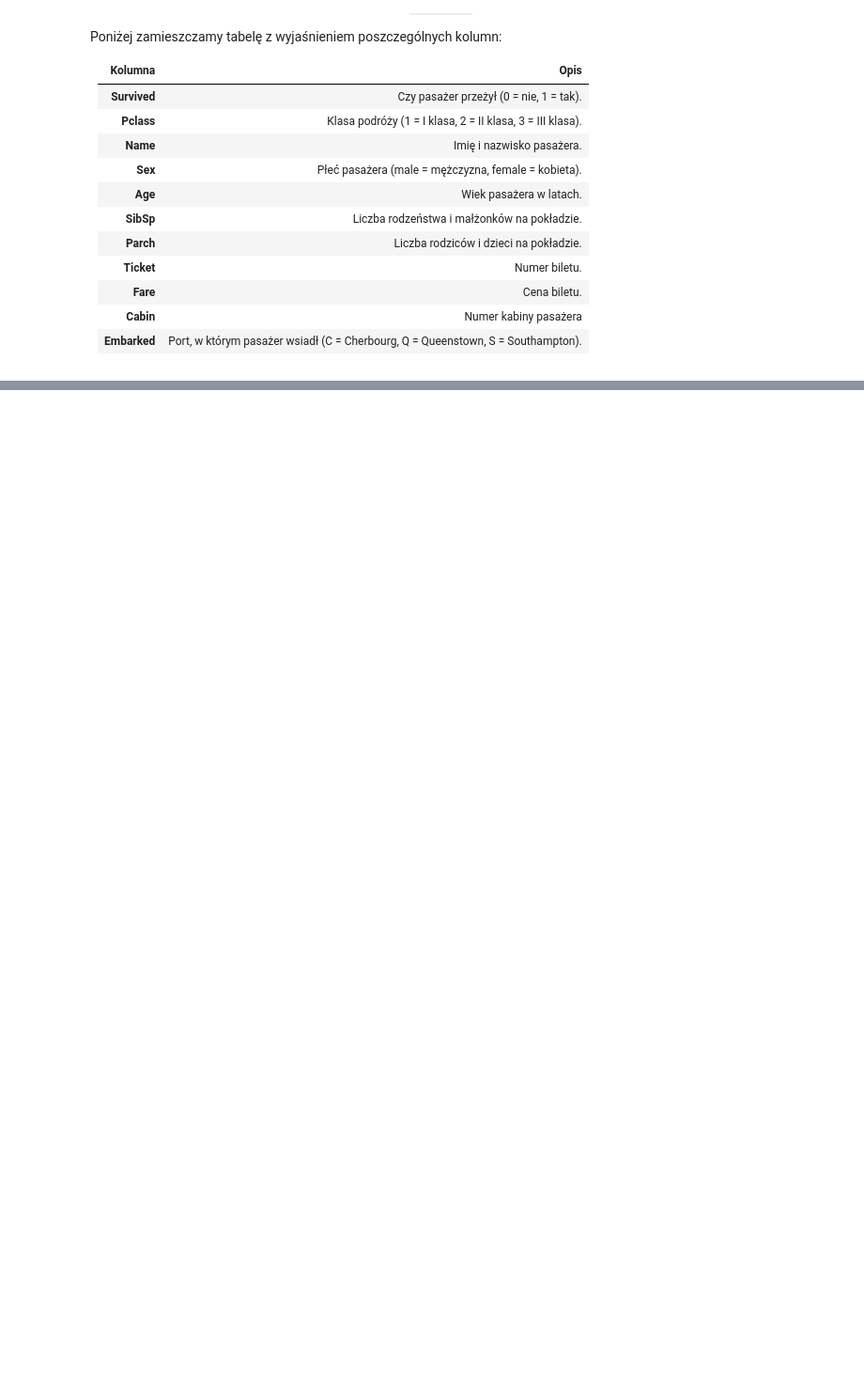
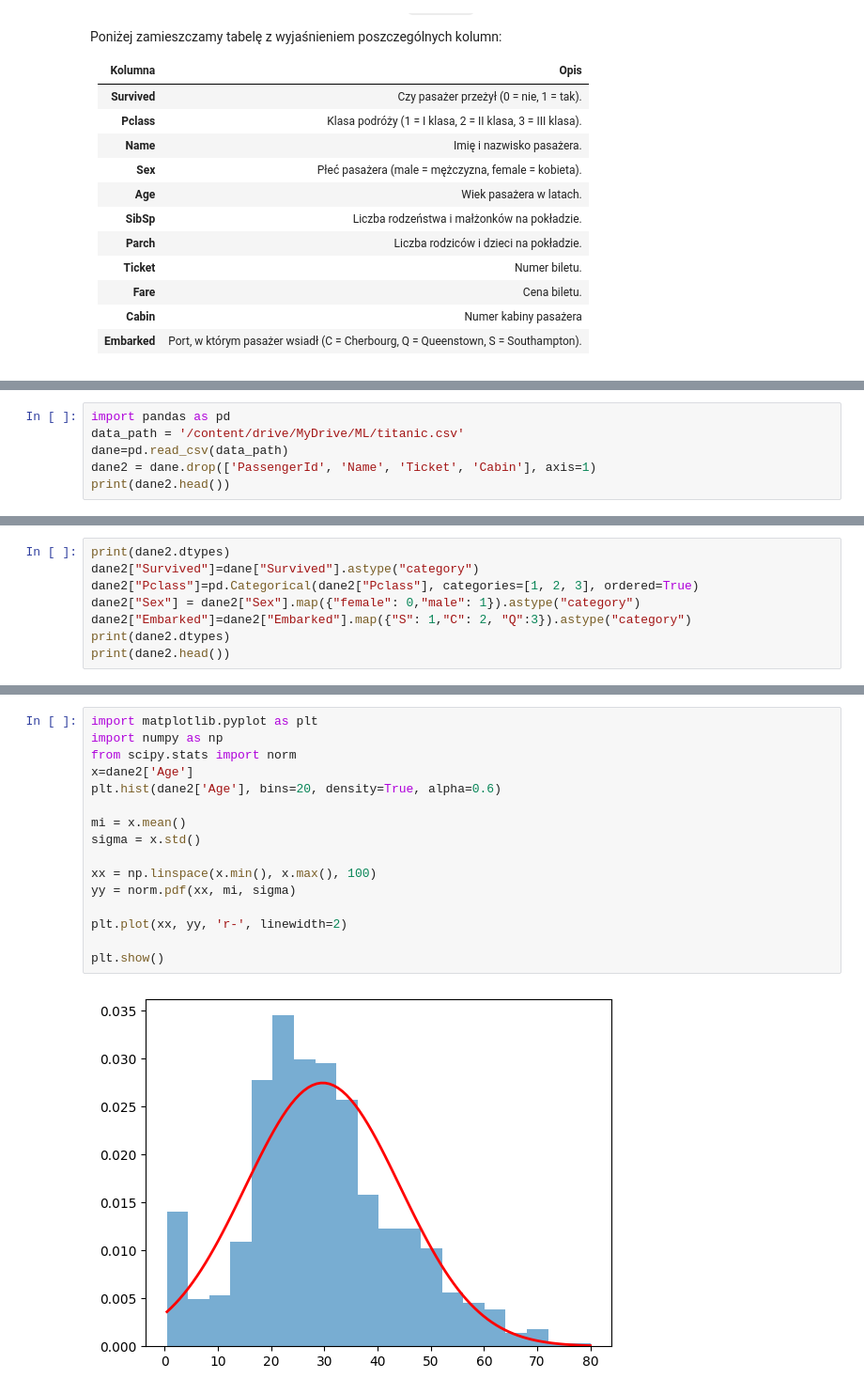
Before and after one commit to Solvro/ml-wakacyjne-wyzwanie-2026, a Jupyter notebook: 01_przetwarzanie_wizualizacja_danych/EDA_zadanie.ipynb, the cells around one changed output, grey strips where cells are left out. Shown at 94% size. Cells and saved outputs as stored; diff of their text form; blank space fills up the shorter version.

```diff
--- a/01_przetwarzanie_wizualizacja_danych/EDA_zadanie.ipynb
+++ b/01_przetwarzanie_wizualizacja_danych/EDA_zadanie.ipynb
@@ -81,0 +65,6 @@ array([nan, 'C', 'E', 'G', 'D', 'A', 'B', 'F', 'T'], dtype=object)
+# %%
+import pandas as pd
+data_path = '/content/drive/MyDrive/ML/titanic.csv'
+dane=pd.read_csv(data_path)
+dane2 = dane.drop(['PassengerId', 'Name', 'Ticket', 'Cabin'], axis=1)
+print(dane2.head())
@@ -81,0 +83,8 @@ array([nan, 'C', 'E', 'G', 'D', 'A', 'B', 'F', 'T'], dtype=object)
+# %%
+print(dane2.dtypes)
+dane2["Survived"]=dane["Survived"].astype("category")
+dane2["Pclass"]=pd.Categorical(dane2["Pclass"], categories=[1, 2, 3], ordered=True)
+dane2["Sex"] = dane2["Sex"].map({"female": 0,"male": 1}).astype("category")
+dane2["Embarked"]=dane2["Embarked"].map({"S": 1,"C": 2, "Q":3}).astype("category")
+print(dane2.dtypes)
+print(dane2.head())
@@ -81,0 +124,18 @@ array([nan, 'C', 'E', 'G', 'D', 'A', 'B', 'F', 'T'], dtype=object)
+# %%
+import matplotlib.pyplot as plt
+import numpy as np
+from scipy.stats import norm
+x=dane2['Age']
+plt.hist(dane2['Age'], bins=20, density=True, alpha=0.6)
+
+mi = x.mean()
+sigma = x.std()
+
+xx = np.linspace(x.min(), x.max(), 100)
+yy = norm.pdf(xx, mi, sigma)
+
+plt.plot(xx, yy, 'r-', linewidth=2)
+
+plt.show()
+# %% [output]
+[figure, added]
```
Also changed, not shown: parts of 47 cells of this notebook.
